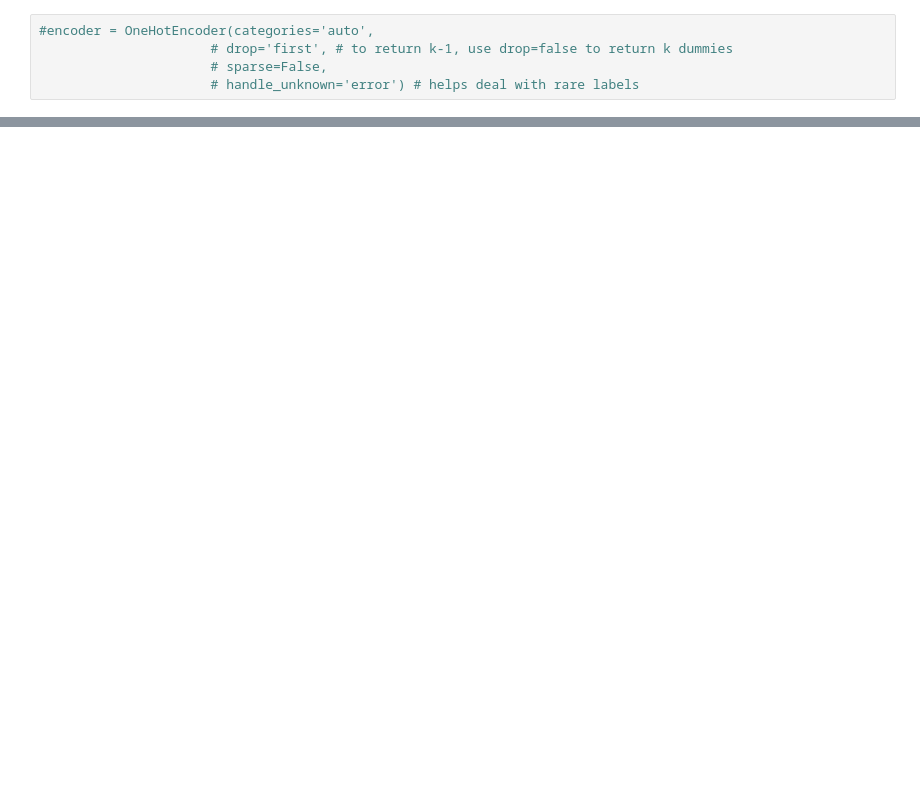
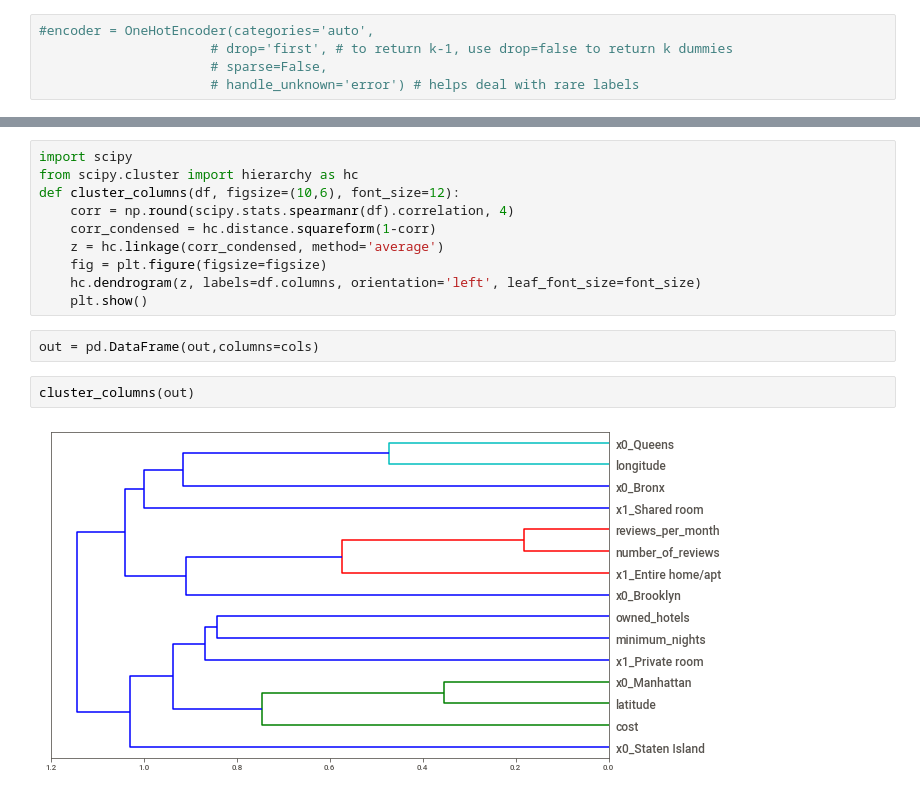
Before and after one commit to vin136/sample-test, a Jupyter notebook: mine.ipynb, the cells around one changed output, grey strips where cells are left out. Cells and saved outputs as stored; diff of their text form; blank space fills up the shorter version.

```diff
--- a/mine.ipynb
+++ b/mine.ipynb
@@ -453,0 +693,16 @@ dtype: int64
+# %%
+import scipy
+from scipy.cluster import hierarchy as hc
+def cluster_columns(df, figsize=(10,6), font_size=12):
+    corr = np.round(scipy.stats.spearmanr(df).correlation, 4)
+    corr_condensed = hc.distance.squareform(1-corr)
+    z = hc.linkage(corr_condensed, method='average')
+    fig = plt.figure(figsize=figsize)
+    hc.dendrogram(z, labels=df.columns, orientation='left', leaf_font_size=font_size)
+    plt.show()
+# %%
+out = pd.DataFrame(out,columns=cols)
+# %%
+cluster_columns(out)
+# %% [output]
+[figure, added]
```
Also changed, not shown: parts of 63 cells of this notebook.
